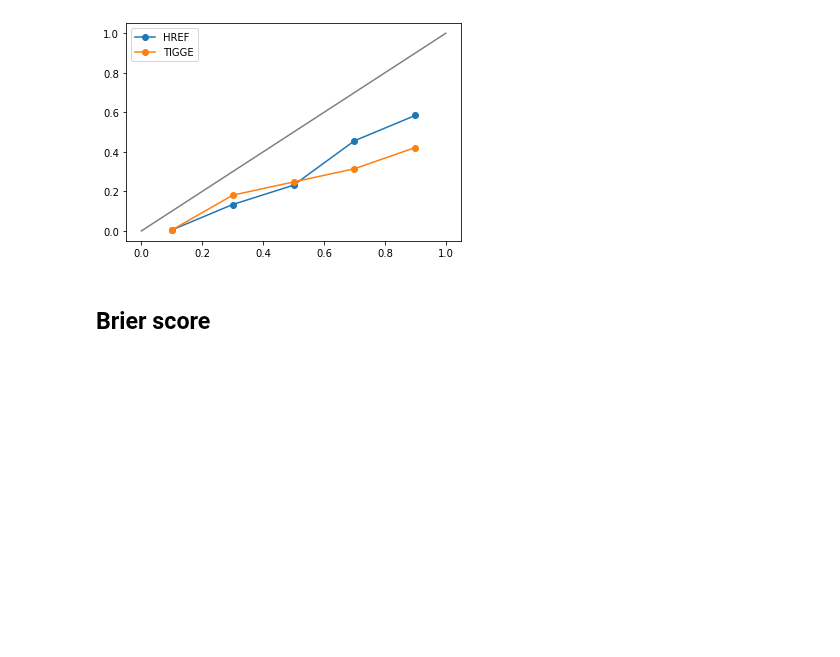
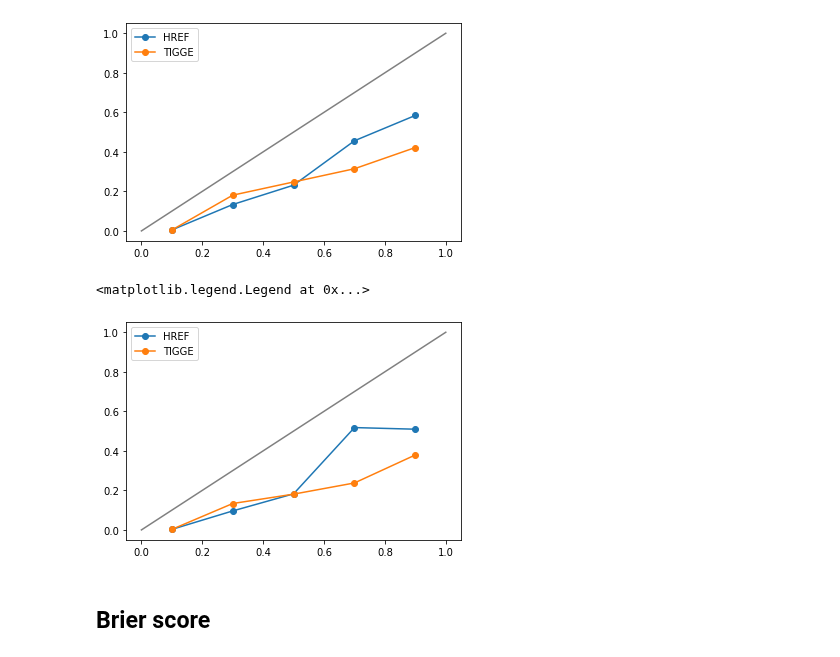
Before and after one commit to raspstephan/nwp-downscale, a Jupyter notebook: notebooks/18-Evaluation-Refactored.ipynb, the cells around one changed output. Cells and saved outputs as stored; diff of their text form; code cells hidden in the pictures; blank space fills up the shorter version.

```diff
--- a/notebooks/18-Evaluation-Refactored.ipynb
+++ b/notebooks/18-Evaluation-Refactored.ipynb
@@ -279,6 +282,17 @@ plt.legend()
 # %% [output]
 <matplotlib.legend.Legend at 0x...>
 [figure]
+# %%
+threshold = 15
+rel_href = xs.reliability(mrms>threshold, (href>threshold).mean('member'))
+rel_interp = xs.reliability(mrms>threshold, (interp_ens>threshold).mean('member'))
+plt.plot([0, 1], [0, 1], c='gray')
+plt.plot(rel_href.forecast_probability, rel_href, marker='o', label='HREF')
+plt.plot(rel_interp.forecast_probability, rel_interp, marker='o', label='TIGGE')
+plt.legend()
+# %% [output]
+<matplotlib.legend.Legend at 0x...>
+[figure, added]
 # %% [markdown]
 ## Brier score
 # %%
```
Also changed, not shown: parts of 5 cells of this notebook, 1 other file.
